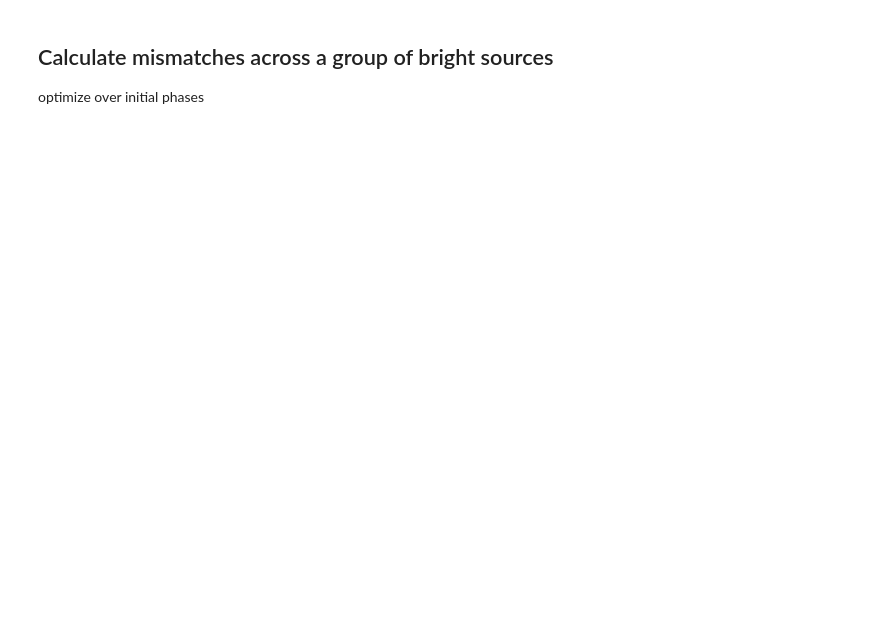
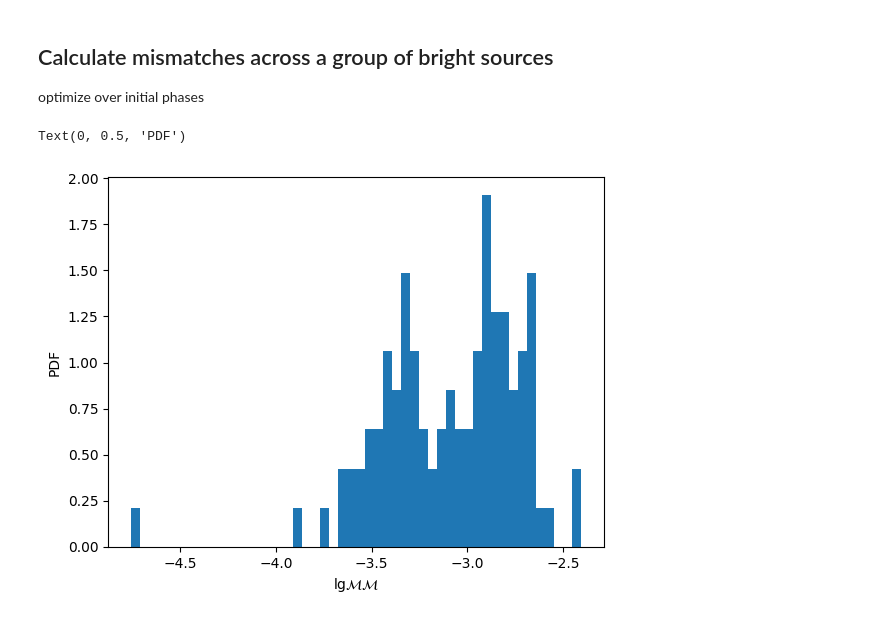
Before and after one commit to TriangleDataCenter/Triangle-GB, a Jupyter notebook: Examples/0_Compare_TD_FD_Waveforms.ipynb, the cells around one changed output. Cells and saved outputs as stored; diff of their text form; code cells hidden in the pictures; blank space fills up the shorter version.

```diff
--- a/Examples/0_Compare_TD_FD_Waveforms.ipynb
+++ b/Examples/0_Compare_TD_FD_Waveforms.ipynb
@@ -206,5 +230,12 @@ for test_GB_idx in tqdm(range(num_test_GBs)):
     MMs = 1. - h1_h2_inner / np.sqrt(h1_inner * h2_inner) # (num_bin,)
     min_MMs.append(np.min(MMs))
+# %%
+plt.hist(np.log10(min_MMs), bins=50, density=True);
+plt.xlabel(r'$\mathrm{lg}\mathcal{MM}$')
+plt.ylabel('PDF')
+# %% [output]
+Text(0, 0.5, 'PDF')
+[figure, added]
 # %%
 sc = plt.scatter(np.log10(GB_parameters["f0"][:num_test_GBs]), np.log10(GB_parameters["fdot0"][:num_test_GBs]), c=np.log10(min_MMs), cmap='viridis', edgecolor='none', s=10)
 
```
Also changed, not shown: parts of 7 cells of this notebook.
